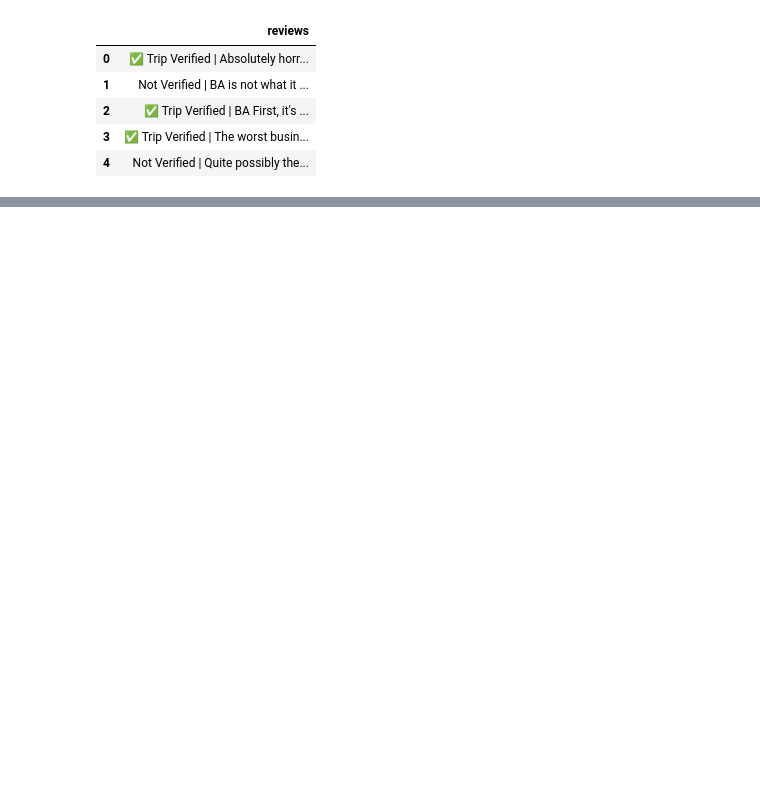
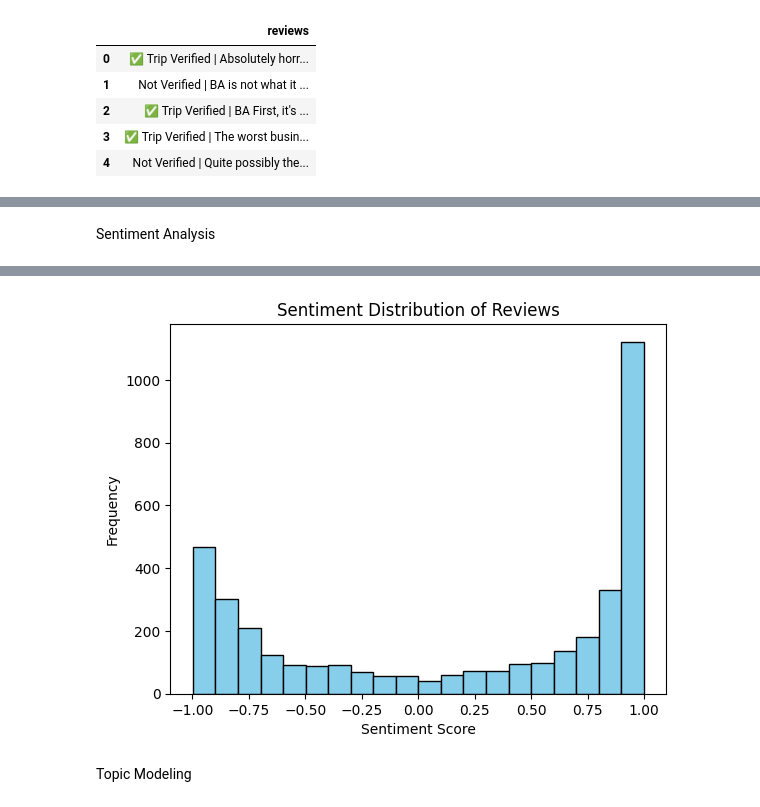
Before and after one commit to mublify/Forage_BAW_CDA, a Jupyter notebook: british-airways-skytrax-reviews-scraping.ipynb, the cells around one changed output, grey strips where cells are left out. Saved outputs shown, nothing was run; the diff lists cells and outputs as text; code cells hidden in the pictures; blank space fills up the shorter version.

Commit message:
Kaggle Notebook | British Airways Skytrax Reviews Scraping | Complete Analysis

```diff
--- a/british-airways-skytrax-reviews-scraping.ipynb
+++ b/british-airways-skytrax-reviews-scraping.ipynb
@@ -18,7 +18,7 @@ from bs4 import BeautifulSoup
 import pandas as pd
 # %%
 base_url = "https://www.airlinequality.com/airline-reviews/british-airways"
-pages = 70
+pages = 38
 page_size = 100
 
 reviews = []
@@ -78,0 +98,24 @@ Congratulations! Now you have your dataset for this task! The loops above collec
+# %% [markdown]
+Sentiment Analysis
+# %%
+import nltk
+from nltk.sentiment import SentimentIntensityAnalyzer
+import matplotlib.pyplot as plt
+
+# Download VADER lexicon
+nltk.download('vader_lexicon')
+
+# Initialize VADER
+sid = SentimentIntensityAnalyzer()
+
+# Perform sentiment analysis
+df['sentiment_score'] = df['reviews'].apply(lambda x: sid.polarity_scores(x)['compound'])
+
+# Plot sentiment distribution
+plt.hist(df['sentiment_score'], bins=20, color='skyblue', edgecolor='black')
+plt.title('Sentiment Distribution of Reviews')
+plt.xlabel('Sentiment Score')
+plt.ylabel('Frequency')
+plt.savefig('sentiment_analysis.png')
+plt.show()
+# %% [output]
@@ -78,0 +125,3 @@ Congratulations! Now you have your dataset for this task! The loops above collec
+[figure, added]
+# %% [markdown]
+Topic Modeling
```
Also changed, not shown: parts of 8 cells of this notebook.
